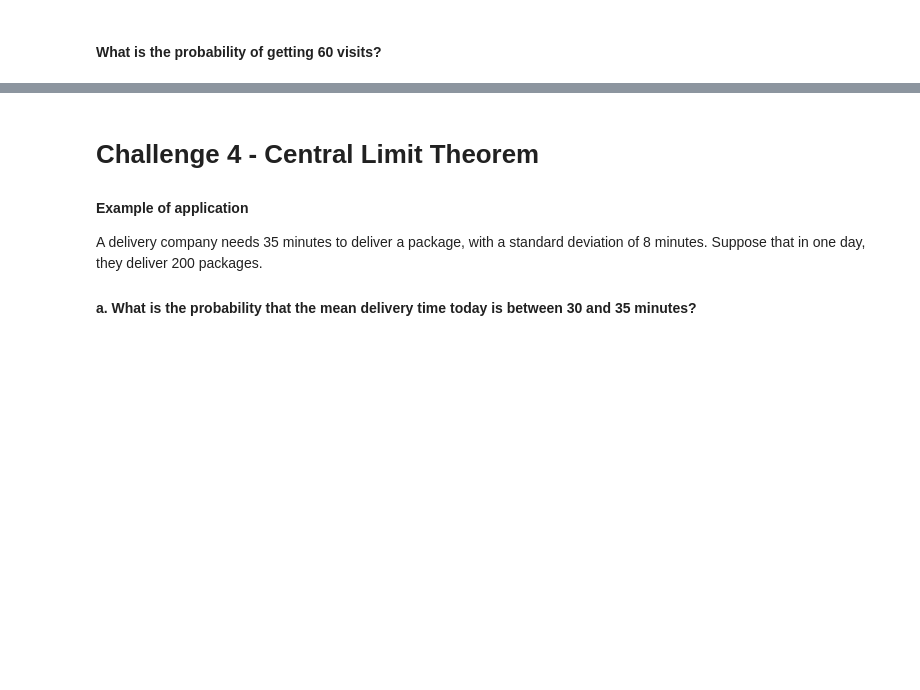
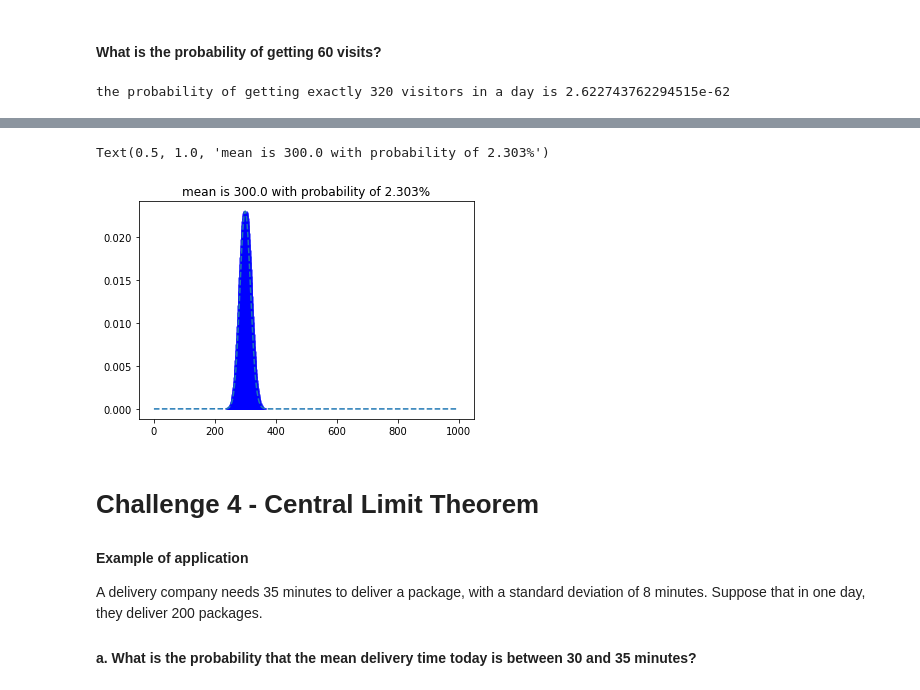
Before and after one commit to ironhack-bcn-data-pt/31-lab-cont-probability-distribution, a Jupyter notebook: your_code/bonus.ipynb, the cells around one changed output, grey strips where cells are left out. Drawn from its saved outputs; the diff is of its cells as text; code cells hidden in the pictures; blank space fills up the shorter version.

```diff
--- a/your_code/bonus.ipynb
+++ b/your_code/bonus.ipynb
@@ -178,3 +179,12 @@ visits = 60
+# %%
+# Variables
+visits = 60
+
+# Probability
+poisdist = stats.poisson(mu)
+print(f'the probability of getting exactly 320 visitors in a day is {poisdist.pmf(visits) * 100}')
+# %% [output]
+the probability of getting exactly 320 visitors in a day is 2.622743762294515e-62
 # %% [markdown]
 #### Plot the distribution of the probability for getting 0-1000 visits.
 
@@ -193,3 +198,17 @@ visits = range(1000)
+# %%
+# Variables
+visits = range(1000)
+poisdist = stats.poisson(300)
+
+# Plot of the distribution
+x = visits
+fmp = poisdist.pmf(x)
+plt.plot(x, fmp, '--')
+plt.vlines(x, 0, fmp, colors='b', lw=5, alpha=0.5)
+plt.title(f'mean is {poisdist.mean()} with probability of {round(poisdist.pmf(300)*100,3)}%')
+# %% [output]
+Text(0.5, 1.0, 'mean is 300.0 with probability of 2.303%')
+[figure, added]
 # %% [markdown]
 # Challenge 4 - Central Limit Theorem
 #### Example of application
```
Also changed, not shown: parts of 5 cells of this notebook.
